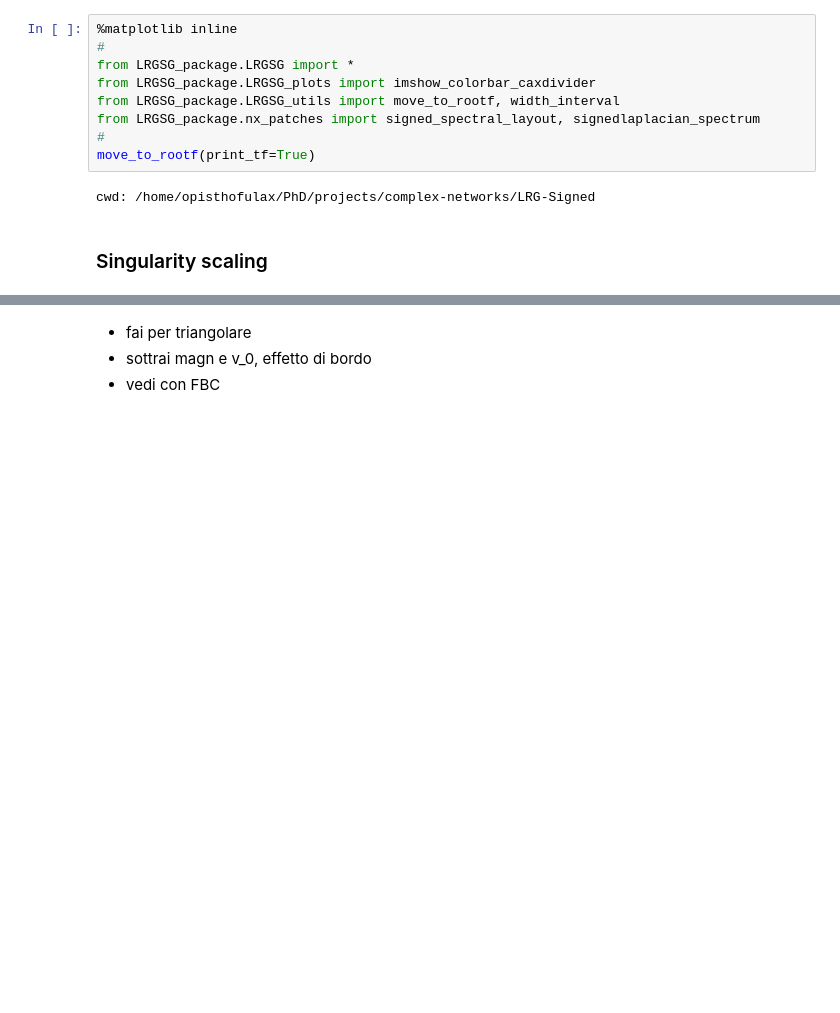
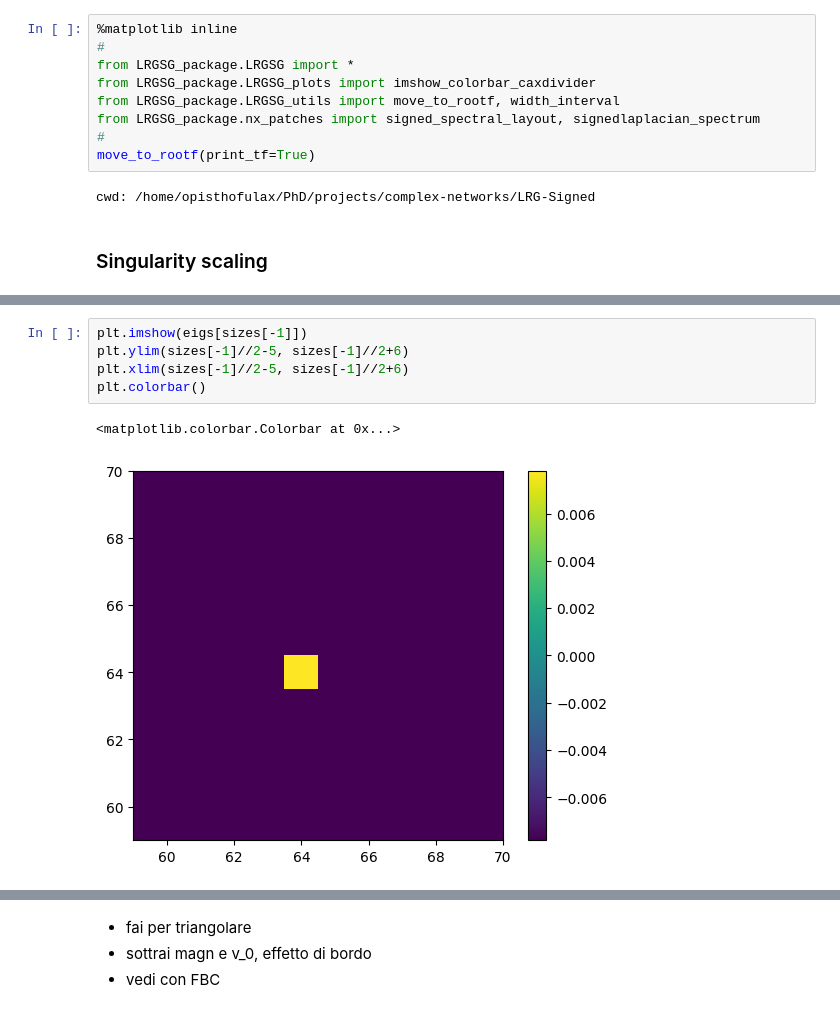
Before and after one commit to giulioiannelli/lrgsglib-public, a Jupyter notebook: nb/lattc2dsq_SLDynamics.ipynb, the cells around one changed output, grey strips where cells are left out. Cells and saved outputs as stored; diff of their text form; blank space fills up the shorter version.

```diff
--- a/nb/lattc2dsq_SLDynamics.ipynb
+++ b/nb/lattc2dsq_SLDynamics.ipynb
@@ -30,3 +39,11 @@ for side in sizes:
     lattice.flip_sel_edges(neg_weightsH, 'H')
     lattice.compute_k_eigvV()
     eigs[side] = lattice.eigV[0].reshape(lattice.syshape)
+# %%
+plt.imshow(eigs[sizes[-1]])
+plt.ylim(sizes[-1]//2-5, sizes[-1]//2+6)
+plt.xlim(sizes[-1]//2-5, sizes[-1]//2+6)
+plt.colorbar()
+# %% [output]
+<matplotlib.colorbar.Colorbar at 0x...>
+[figure, added]
```
Also changed, not shown: parts of 7 cells of this notebook, 24 other files.
